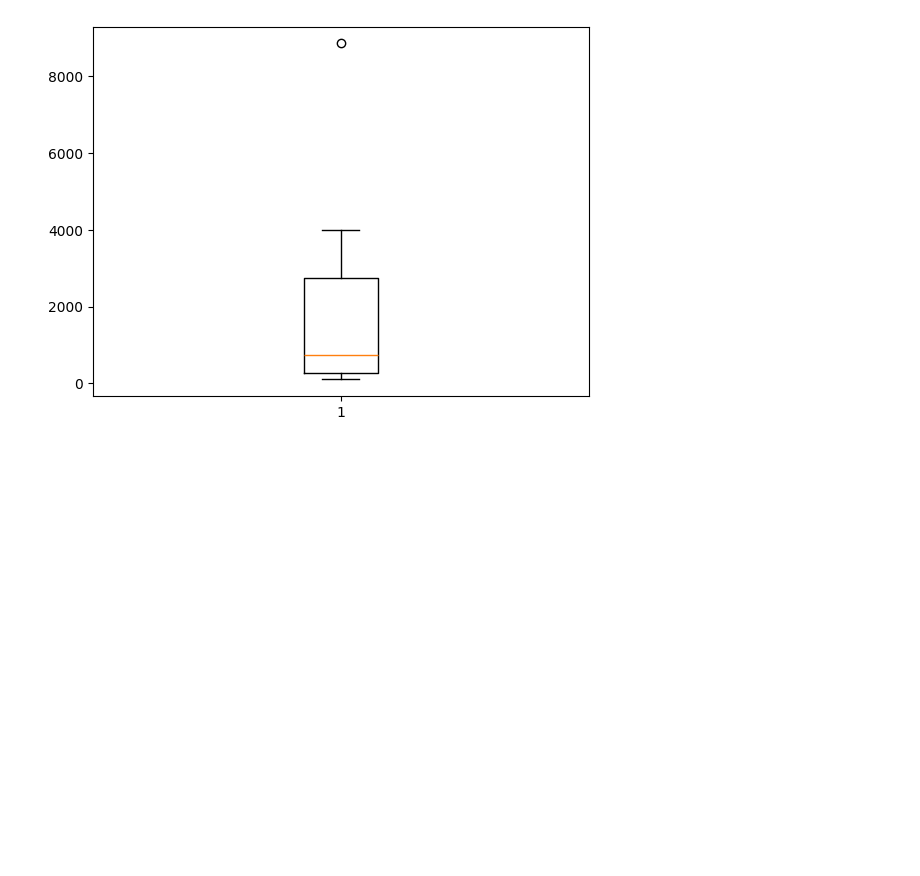
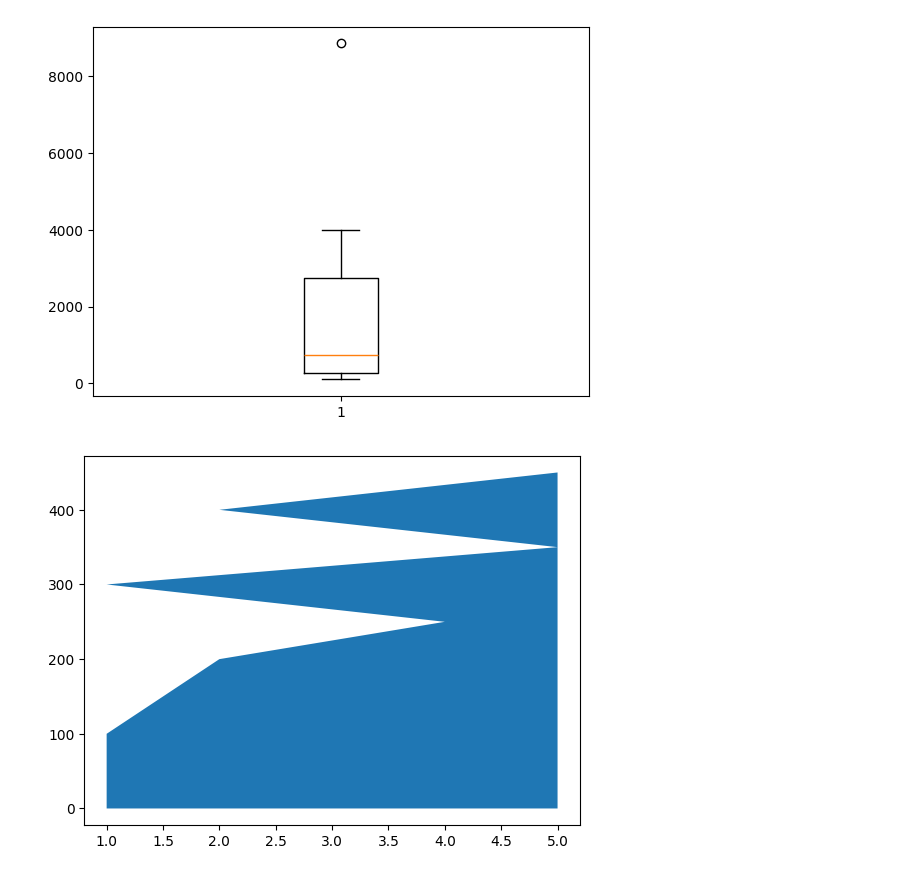
Before and after one commit to mishra031/IIOT-DAILY-TASK, a Jupyter notebook: CHARTS.ipynb, the cells around one changed output. Cells and saved outputs as stored; diff of their text form; code cells hidden in the pictures; blank space fills up the shorter version.

```diff
--- a/CHARTS.ipynb
+++ b/CHARTS.ipynb
@@ -52,3 +52,10 @@ plt.boxplot(x)
 plt.show()
 # %% [output]
 [figure]
+# %%
+x=[1,2,4,1,5,2,5]
+y=[100,200,250,300,350,400,450]
+plt.fill_between(x,y)
+plt.show()
+# %% [output]
+[figure, added]
```
Also changed, not shown: parts of 1 cell of this notebook.
